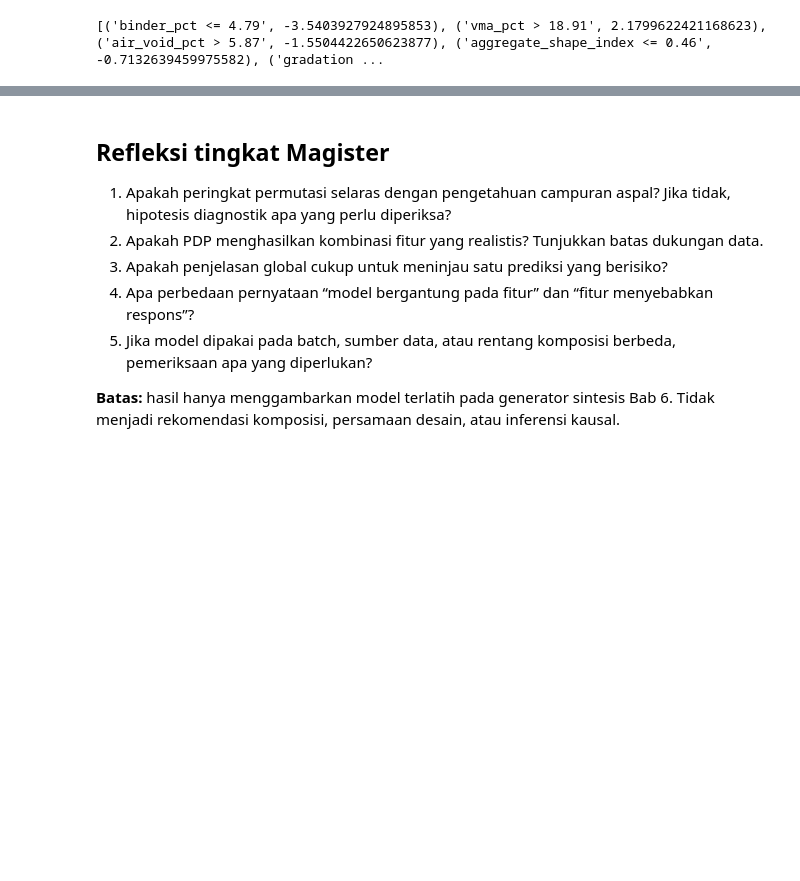
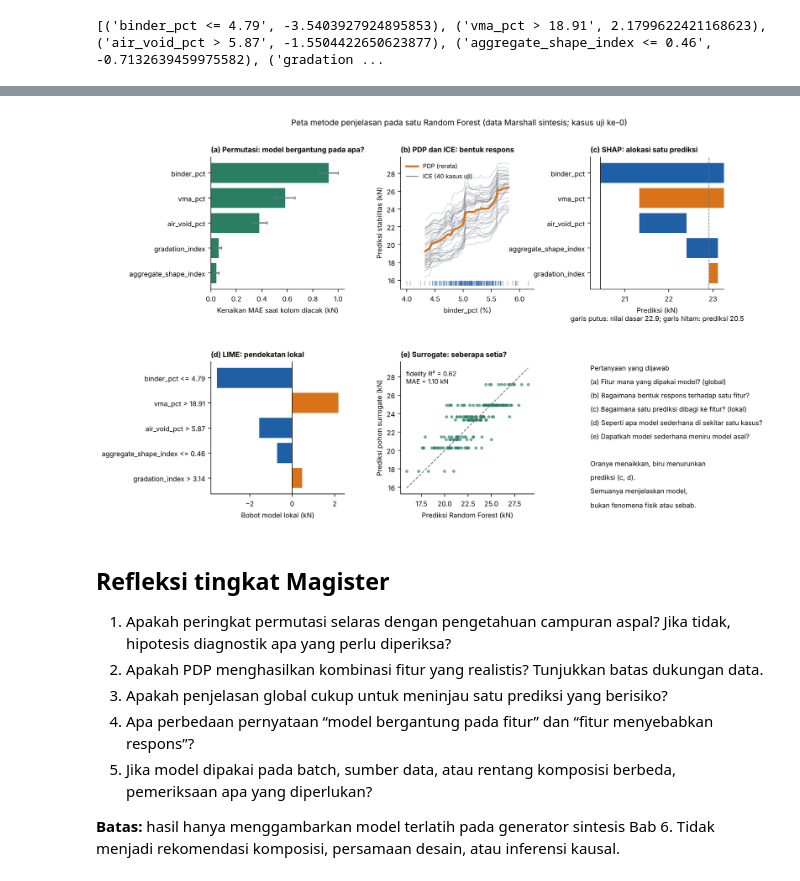
Before and after one commit to Ryandran/Repository_ML_Rekayasa_Sipil, a Jupyter notebook: notebooks/bab07/P07_explainability.ipynb, the cells around one changed output, grey strips where cells are left out. Cells and saved outputs as stored; diff of their text form; code cells hidden in the pictures; blank space fills up the shorter version.

Commit message:
P07: peta metode penjelasan dalam satu gambar (sel 8)
Co-Authored-By: Claude Sonnet 5.5 <noreply@anthropic.com>
Claude-Session: https://claude.ai/code/session_01KbXYrXvNE3sebMVQGCPtwD

```diff
--- a/notebooks/bab07/P07_explainability.ipynb
+++ b/notebooks/bab07/P07_explainability.ipynb
@@ -171,3 +174,88 @@ else:
+# %%
+import importlib.util
+from matplotlib.gridspec import GridSpec
+BIRU, JINGGA, ABU, HIJAU = "#1f5fa6", "#d9731a", "#6b7280", "#2a7f62"
+plt.rcParams.update({"font.size": 8.5, "axes.spines.top": False, "axes.spines.right": False})
+fig = plt.figure(figsize=(11.5, 7.6))
+gs = GridSpec(2, 3, figure=fig, hspace=0.55, wspace=0.42)
+
+# (a) Permutasi: kenaikan MAE saat satu kolom diacak
+ax = fig.add_subplot(gs[0, 0])
+urut = imp.sort_values()
+ax.barh(urut.index, urut.values, xerr=perm.importances_std[[features.index(f) for f in urut.index]], color=HIJAU, ecolor=ABU, capsize=2)
+ax.set_xlabel("Kenaikan MAE saat kolom diacak (kN)")
+ax.set_title("(a) Permutasi: model bergantung pada apa?", loc="left", fontsize=9, fontweight="bold")
+
+# (b) PDP (garis tebal) dan ICE (garis tipis) untuk binder_pct
+ax = fig.add_subplot(gs[0, 1])
+f = "binder_pct"; grid = np.linspace(X_train[f].quantile(.02), X_train[f].quantile(.98), 40)
+sampel = X_test.iloc[:40]
+ice = np.array([model.predict(sampel.assign(**{f: v})) for v in grid]).T
+for row in ice: ax.plot(grid, row, color=ABU, alpha=.35, lw=.8)
+ax.plot(grid, ice.mean(axis=0), color=JINGGA, lw=2.4, label="PDP (rerata)")
+ax.plot([], [], color=ABU, lw=1, label="ICE (40 kasus uji)")
+ax.plot(X_test[f], np.full(len(X_test), ax.get_ylim()[0]), "|", color=BIRU, alpha=.4, ms=6)
+ax.set_xlabel("binder_pct (%)"); ax.set_ylabel("Prediksi stabilitas (kN)"); ax.legend(frameon=False, fontsize=7.5, loc="upper left")
+ax.set_title("(b) PDP dan ICE: bentuk respons", loc="left", fontsize=9, fontweight="bold")
+
+# (c) SHAP untuk satu pengamatan uji (waterfall)
+ax = fig.add_subplot(gs[0, 2])
+if importlib.util.find_spec("shap"):
+    import shap
+    sv0 = shap.TreeExplainer(model)(X_test.iloc[:1])
+    vals, base = sv0.values[0], float(np.ravel(sv0.base_values)[0])
+    order = np.argsort(np.abs(vals))
+    pos = base
+    kum = base; ys = []
+    for k, j in enumerate(order):
+        ax.barh(k, vals[j], left=kum, color=JINGGA if vals[j] > 0 else BIRU)
+        kum += vals[j]
+    ax.axvline(base, color=ABU, ls="--", lw=.8); ax.axvline(kum, color="black", lw=.8)
+    ax.set_yticks(range(len(order))); ax.set_yticklabels([features[j] for j in order])
+    ax.set_xlabel(f"Prediksi (kN)\ngaris putus: nilai dasar {base:.1f}; garis hitam: prediksi {kum:.1f}")
+    ax.margins(x=.08)
+else:
+    ax.text(.5, .5, "shap belum terpasang", ha="center", transform=ax.transAxes)
+ax.set_title("(c) SHAP: alokasi satu prediksi", loc="left", fontsize=9, fontweight="bold")
+
+# (d) LIME untuk pengamatan uji yang sama
+ax = fig.add_subplot(gs[1, 0])
+if importlib.util.find_spec("lime"):
+    from lime.lime_tabular import LimeTabularExplainer
+    lx = LimeTabularExplainer(X_train.to_numpy(), feature_names=features, mode="regression", random_state=SEED)
+    lst = lx.explain_instance(X_test.iloc[0].to_numpy(), model.predict, num_features=len(features)).as_list()[::-1]
+    ax.barh([a for a, b in lst], [b for a, b in lst], color=[JINGGA if b > 0 else BIRU for a, b in lst])
+    ax.axvline(0, color="black", lw=.8); ax.set_xlabel("Bobot model lokal (kN)")
+else:
+    ax.text(.5, .5, "lime belum terpasang", ha="center", transform=ax.transAxes)
+ax.set_title("(d) LIME: pendekatan lokal", loc="left", fontsize=9, fontweight="bold")
+
+# (e) Surrogate: prediksi pohon dangkal terhadap Random Forest pada data uji
+ax = fig.add_subplot(gs[1, 1])
+ax.scatter(pred, surrogate_test_pred, s=9, color=HIJAU, alpha=.55)
+lim = [min(pred.min(), surrogate_test_pred.min()), max(pred.max(), surrogate_test_pred.max())]
+ax.plot(lim, lim, color=ABU, ls="--", lw=1)
+ax.set_xlabel("Prediksi Random Forest (kN)"); ax.set_ylabel("Prediksi pohon surrogate (kN)")
+ax.text(.04, .94, f"fidelity R² = {r2_score(pred, surrogate_test_pred):.2f}\nMAE = {mean_absolute_error(pred, surrogate_test_pred):.2f} kN", transform=ax.transAxes, va="top", fontsize=8)
+ax.set_title("(e) Surrogate: seberapa setia?", loc="left", fontsize=9, fontweight="bold")
+
+# (f) Pertanyaan yang dijawab tiap metode
+ax = fig.add_subplot(gs[1, 2]); ax.axis("off")
+teks = ["Pertanyaan yang dijawab",
+        "(a) Fitur mana yang dipakai model? (global)",
+        "(b) Bagaimana bentuk respons terhadap satu fitur?",
+        "(c) Bagaimana satu prediksi dibagi ke fitur? (lokal)",
+        "(d) Seperti apa model sederhana di sekitar satu kasus?",
+        "(e) Dapatkah model sederhana meniru model asal?",
+        "",
+        "Oranye menaikkan, biru menurunkan\nprediksi (c, d).",
+        "Semuanya menjelaskan model,\nbukan fenomena fisik atau sebab."]
+ax.text(0, 1, "\n".join(teks), va="top", fontsize=8.3, linespacing=1.7)
+fig.suptitle("Peta metode penjelasan pada satu Random Forest (data Marshall sintesis; kasus uji ke-0)", fontsize=10, y=0.97)
+fig.savefig("gambar/bab07/Gambar_7_x_Notebook_P07_peta_metode.png", dpi=300, bbox_inches="tight")
+plt.show()
+# %% [output]
+[figure, added]
 # %% [markdown]
 ## Refleksi tingkat Magister
 1. Apakah peringkat permutasi selaras dengan pengetahuan campuran aspal? Jika tidak, hipotesis diagnostik apa yang perlu diperiksa?
```
Also changed, not shown: parts of 1 cell of this notebook, 2 other files.
